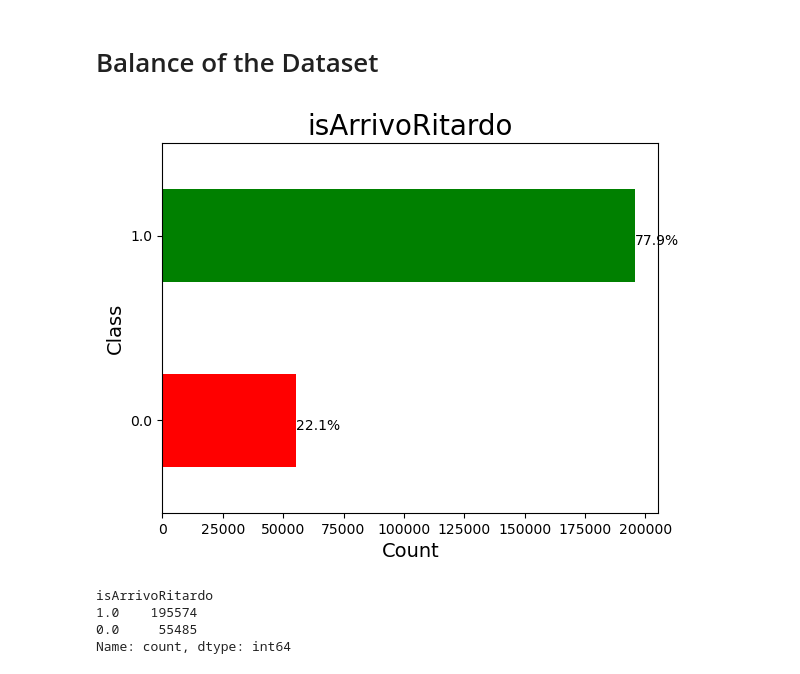
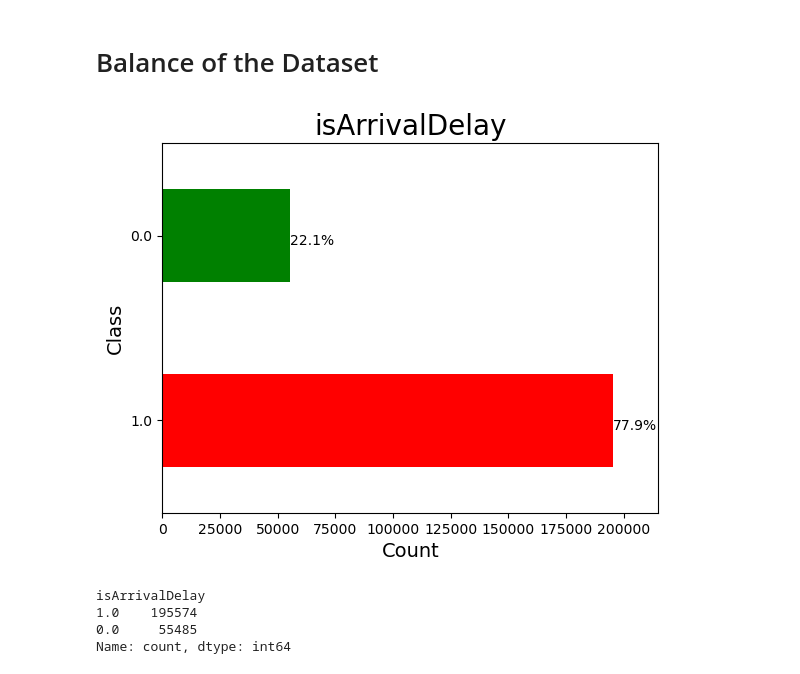
Before and after one commit to gianlucarea/weather-delay, a Jupyter notebook: code/02-data_analytics.ipynb, the cells around one changed output. Saved outputs shown, nothing was run; the diff lists cells and outputs as text; code cells hidden in the pictures.

```diff
--- a/code/02-data_analytics.ipynb
+++ b/code/02-data_analytics.ipynb
@@ -176,10 +168,10 @@ helper.correlogram_time_distance_speed(df_corr)
 # %% [markdown]
 ## Year Analytics
 # %%
-year_stats = helper.select_year_df('20190107','20200106')
+year_stats = helper.select_year_df('20210104','20220103')
 # %%
 year_stats = year_stats.groupby(['trip_id','service_id','date']).max('stop_sequence').reset_index()
-week_division_dates = helper.calendar_2019()
+week_division_dates = helper.calendar_2021()
 
 result = pd.DataFrame(columns=['corse_totali', 'corse_veloci', 'corse_medie', 'corse_lente'], index=range(len(week_division_dates)-1)).fillna(0)
 result.index += 1
@@ -338,25 +391,54 @@ plt.savefig("../images/data_analytics_images/Feature_Importances_stat.png")
 # Balance of the Dataset
 # %%
 # Plotting the percentage of observations that fall under each class
-ax = main_dataset_dropped["isArrivoRitardo"].value_counts().sort_values().plot(kind="barh", color=["r", "g"])
+main_dataset_dropped = main_dataset_dropped.rename(columns={
+    'codice_stazione_p': 'dep_station_code',
+    'codice_stazione_a':'arr_station_code',
+    'indice_tratta':'line_index',
+    'codice':'code',
+    'data_giorno':'day_date',
+    'stop_code_p':'stop_code_d',
+    'ritardo_partenza':'departure_delay',
+    'ritardo_arrivo':'arrival_delay',
+    'temperature_linea':'temperature_line',
+    'app_temp_linea':'app_temp_line',
+    'rain_linea':'rain_line',
+    'snow_fall_linea':'snow_fall_line',
+    'snow_depth_linea':'snow_depth_line',
+    'humidity_linea':'humidity_line',
+    'precipitation_linea':'precipitation_line',
+    'wmo_code_linea':'wmo_code_line',
+    'wind_speed_10m_linea':'wind_speed_10m_line',
+    'wind_speed_100m_linea':'wind_speed_100m_line',
+    'wind_dir_10m_linea':'wind_dir_10m_line',
+    'wind_dir_100m_linea':'wind_dir_100m_line',
+    'wind_gusts_linea':'wind_gusts_line',
+    'soil_temperature_linea':'soil_temperature_line',
+    'isArrivoRitardo':'isArrivalDelay',
+    'isPartenzaRitardo':'isDepartureDelay'
+})
+
+#sort_values()
+ax = main_dataset_dropped["isArrivalDelay"].value_counts().plot(kind="barh", color=["r", "g"])
+ax.margins(0.10, None)
 totals= []
 for i in ax.patches:
     totals.append(i.get_width())
 total = sum(totals)
 for i in ax.patches:
      ax.text(i.get_width()+.3, i.get_y()+.20,
      str(round((i.get_width()/total)*100, 2))+'%',
      fontsize=10, color='black')
-plt.title("isArrivoRitardo", fontsize=20)
+plt.title("isArrivalDelay", fontsize=20)
 plt.xlabel("Count", fontsize=14)
 plt.ylabel("Class", fontsize=14)
 plt.show()
-print(main_dataset_dropped["isArrivoRitardo"].value_counts())
+print(main_dataset_dropped["isArrivalDelay"].value_counts())
 fig = ax.get_figure()
 fig.savefig("../images/data_analytics_images/imbalance.png")
 # %% [output]
-[figure, old version]
+[figure, new version]
-isArrivoRitardo
+isArrivalDelay
 1.0    195574
 0.0     55485
 Name: count, dtype: int64
```
Also changed, not shown: parts of 24 cells of this notebook, 12 other files.
